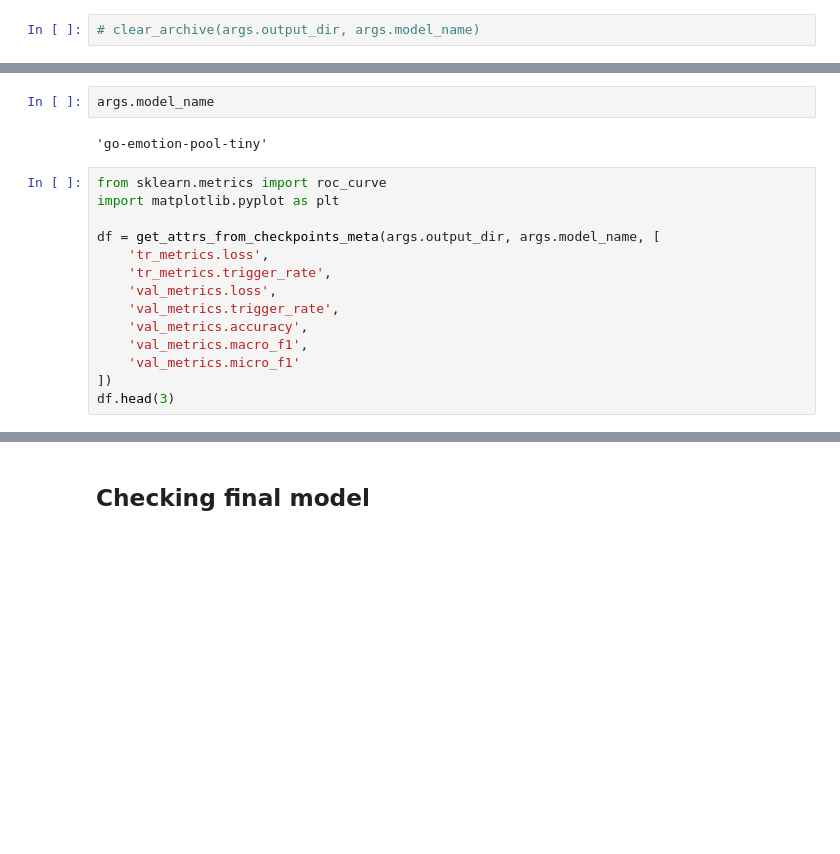
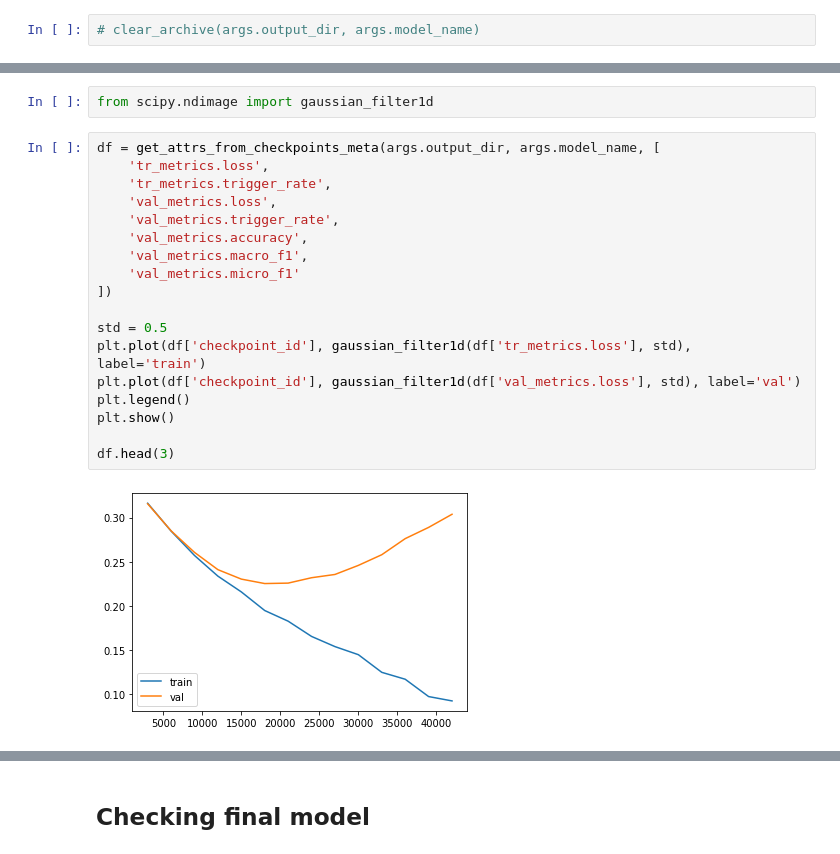
Before and after one commit to jsong336/emotion-bert, a Jupyter notebook: notebooks/main_bert_dense.ipynb, the cells around one changed output, grey strips where cells are left out. Cells and saved outputs as stored; diff of their text form; blank space fills up the shorter version.

```diff
--- a/notebooks/main_bert_dense.ipynb
+++ b/notebooks/main_bert_dense.ipynb
@@ -226,18 +289,22 @@ model, metadata = train(
-# %%
-args.model_name
-# %% [output]
-'go-emotion-pool-tiny'
+# %%
+from scipy.ndimage import gaussian_filter1d
 # %%
-from sklearn.metrics import roc_curve
-import matplotlib.pyplot as plt
-
 df = get_attrs_from_checkpoints_meta(args.output_dir, args.model_name, [
     'tr_metrics.loss',
     'tr_metrics.trigger_rate',
     'val_metrics.loss',
     'val_metrics.trigger_rate',
     'val_metrics.accuracy',
     'val_metrics.macro_f1',
     'val_metrics.micro_f1'
 ])
+
+std = 0.5
+plt.plot(df['checkpoint_id'], gaussian_filter1d(df['tr_metrics.loss'], std), label='train')
+plt.plot(df['checkpoint_id'], gaussian_filter1d(df['val_metrics.loss'], std), label='val')
+plt.legend()
+plt.show()
+
 df.head(3)
+# %% [output]
+[figure, added]
```
Also changed, not shown: parts of 23 cells of this notebook, 7 other files.
